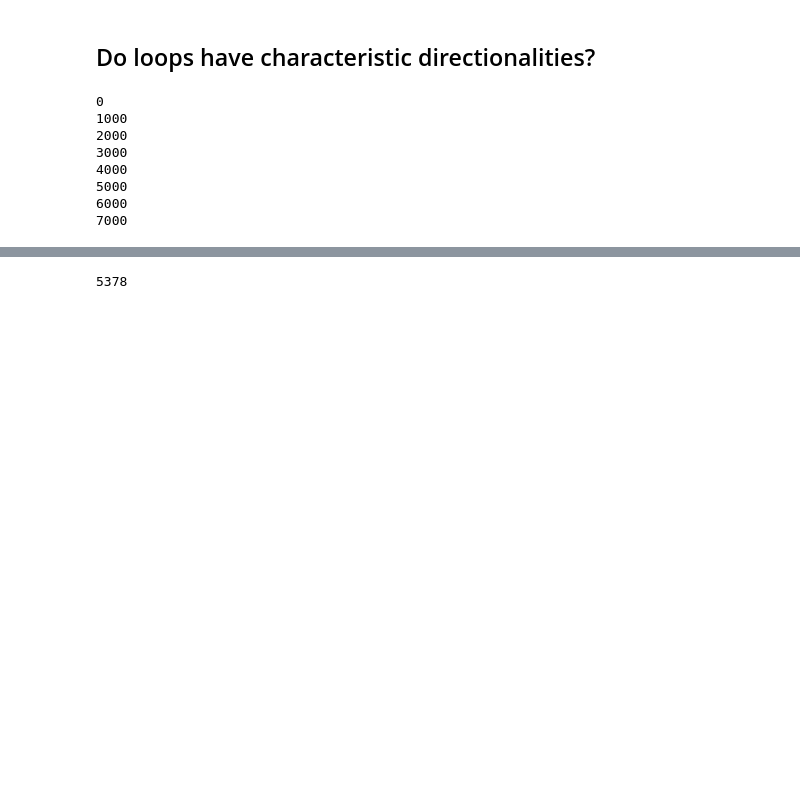
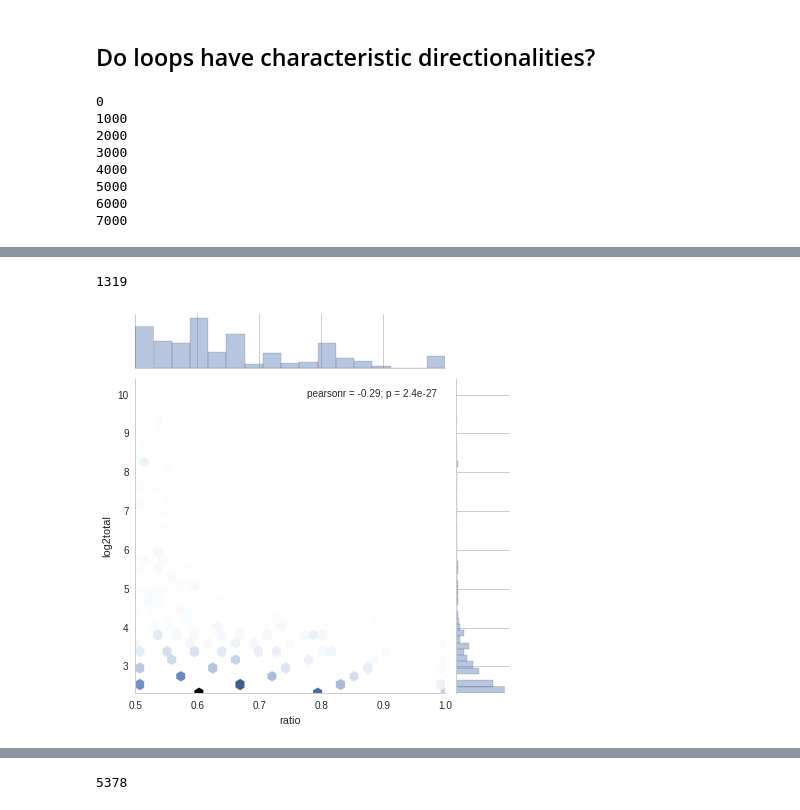
Before and after one commit to bdo311/directionality, a Jupyter notebook: nb2_loops.ipynb, the cells around one changed output, grey strips where cells are left out. Drawn from its saved outputs; the diff is of its cells as text; code cells hidden in the pictures; blank space fills up the shorter version.

```diff
--- a/nb2_loops.ipynb
+++ b/nb2_loops.ipynb
@@ -163,3 +187,26 @@ for loop in loop_to_dhs:
 5000
 6000
 7000
+# %%
+all_tss_plus = pd.DataFrame(np.zeros((len(loop_to_tss.keys()),2)), columns=["ratio", "total"])
+all_tss_plus_sim = pd.DataFrame(np.zeros((len(loop_to_tss.keys()),2)), columns=["ratio", "total"])
+num_counter = num_sim_counter = 0
+for loop in loop_to_tss:
+    if num_counter % 1000 == 0: print num_counter
+    tss_list = loop_to_tss[loop]
+    num_plus = num_total = 0
+
+    for tss in tss_list:
+        num_total += 1
+        if tss[5] == '+': num_plus += 1
+
+    if num_total > 0:
+        ratio = float(num_plus)/num_total
+        ratio = np.max([ratio, 1 - ratio])
+        all_tss_plus.ix[num_counter,:] = [ratio, num_total]
+
+        num_plus_sim = np.random.binomial(num_total, 0.5)
+        sim_ratio = num_plus_sim/float(num_total)
+        sim_ratio = np.max([sim_ratio, 1 - sim_ratio])
+        all_tss_plus_sim.ix[num_counter,:] = [sim_ratio, num_total]
+        num_counter += 1
@@ -165,0 +221,10 @@ for loop in loop_to_dhs:
+# %%
+all_tss_plus_plot = all_tss_plus[(all_tss_plus["total"] > 4)]
+all_tss_plus_plot2 = all_tss_plus_plot.copy()
+all_tss_plus_plot2["log2total"] = np.log2(all_tss_plus_plot2["total"])
+print all_tss_plus_plot.shape[0]
+with sns.axes_style("whitegrid"):
+    sns.jointplot(x="ratio", y="log2total", data=all_tss_plus_plot2, kind="hex")
+# %% [output]
+1319
+[figure, added]
```
Also changed, not shown: parts of 14 cells of this notebook, 6 other files.
